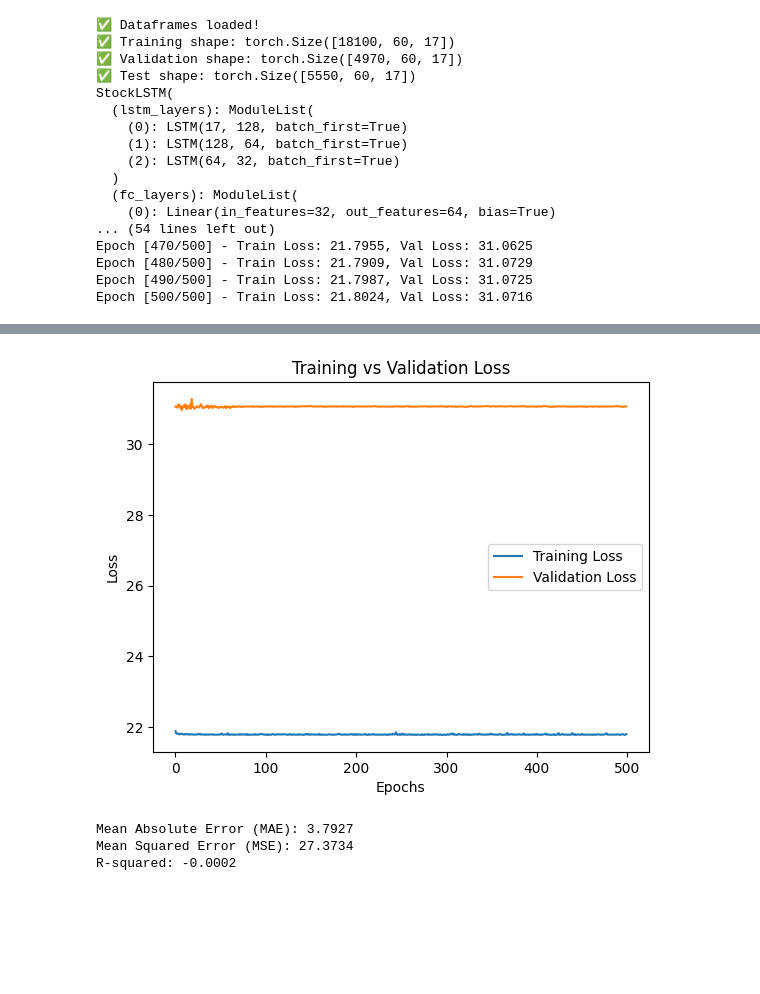
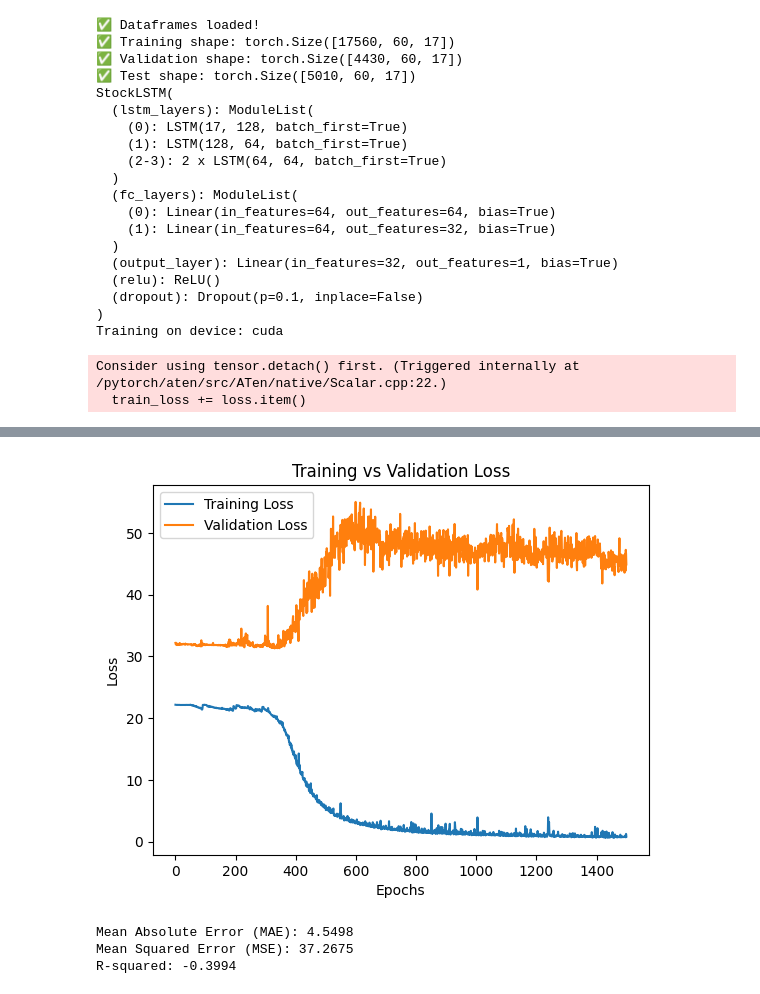
Before and after one commit to JesseLau24/CWP_RL, a Jupyter notebook: 04_LSTM_Multi_Assets_Return_Prediction/test.ipynb, the cells around one changed output, grey strips where cells are left out. Saved outputs shown, nothing was run; the diff lists cells and outputs as text; code cells hidden in the pictures; blank space fills up the shorter version.

```diff
--- a/04_LSTM_Multi_Assets_Return_Prediction/test.ipynb
+++ b/04_LSTM_Multi_Assets_Return_Prediction/test.ipynb
@@ -25,12 +25,13 @@ test_df['Ticker'] = label_encoder.transform(test_df['Ticker'])
 # Separate features and target
 def prepare_features_targets(df):
     X = df.drop(columns=["Date", "5_day_return"])
-    y = df['5_day_return'].values
-    return X, y
+    y = df["5_day_return"].values
+    tickers = df["Ticker"].values
+    return X, y, tickers
 
-X_train_df, y_train = prepare_features_targets(train_df)
-X_val_df, y_val = prepare_features_targets(valid_df)
-X_test_df, y_test = prepare_features_targets(test_df)
+X_train_df, y_train, ticker_train = prepare_features_targets(train_df)
+X_val_df, y_val, ticker_val = prepare_features_targets(valid_df)
+X_test_df, y_test, ticker_test = prepare_features_targets(test_df)
 
 # Normalize features
 scaler = MinMaxScaler()
@@ -39,16 +40,23 @@ X_val = scaler.transform(X_val_df)
 X_test = scaler.transform(X_test_df)
 
 # ==== Cell 3: Sequence Preparation ====
-def create_sequences(features, targets, window_size=60):
+def create_sequences_per_ticker(features, targets, tickers, window_size=60):
     X, y = [], []
-    for i in range(window_size, len(features)):
-        X.append(features[i - window_size:i])
-        y.append(targets[i])
+    unique_tickers = np.unique(tickers)
+    for ticker in unique_tickers:
+        idxs = np.where(tickers == ticker)[0]
+        f = features[idxs]
+        t = targets[idxs]
+        if len(f) < window_size:
+            continue
+        for i in range(window_size, len(f)):
+            X.append(f[i - window_size:i])
+            y.append(t[i])
     return np.array(X), np.array(y)
 
-X_train, y_train = create_sequences(X_train, y_train)
-X_val, y_val = create_sequences(X_val, y_val)
-X_test, y_test = create_sequences(X_test, y_test)
+X_train, y_train = create_sequences_per_ticker(X_train, y_train, ticker_train)
+X_val, y_val = create_sequences_per_ticker(X_val, y_val, ticker_val)
+X_test, y_test = create_sequences_per_ticker(X_test, y_test, ticker_test)
 
 # Convert to PyTorch tensors
 X_train_tensor = torch.tensor(X_train, dtype=torch.float32)
@@ -61,6 +69,7 @@ y_test_tensor = torch.tensor(y_test, dtype=torch.float32).unsqueeze(1)
 print(f"✅ Training shape: {X_train_tensor.shape}")
 print(f"✅ Validation shape: {X_val_tensor.shape}")
 print(f"✅ Test shape: {X_test_tensor.shape}")
+
 
 # ==== Cell 4: Model Definition ====
 import torch.nn as nn
@@ -99,9 +108,9 @@ input_size = X_train_tensor.shape[2]
 # Adjust the structure here:
 model = StockLSTM(
     input_size,
-    hidden_sizes=[128, 64, 32],  # LSTM layers: list of hidden sizes, one per layer
+    hidden_sizes=[128, 64, 64, 64],  # LSTM layers: list of hidden sizes, one per layer
     fc_sizes=[64, 32],           # Fully connected layers: list of layer sizes
-    dropout=0.3                  # Dropout applied after each FC layer (not LSTM layers)
+    dropout=0.1                  # Dropout applied after each FC layer (not LSTM layers)
 )
 
 print(model)
@@ -123,7 +132,7 @@ print(f"Training on device: {device}")
 criterion = nn.MSELoss()
 optimizer = torch.optim.Adam(model.parameters(), lr=0.001)
 
-num_epochs = 500
+num_epochs = 1500
 train_losses, val_losses = [], []
 
 for epoch in range(num_epochs):
@@ -189,19 +198,23 @@ print(f"Mean Squared Error (MSE): {mse:.4f}")
 print(f"R-squared: {r2:.4f}")
 # %% [output]
 ✅ Dataframes loaded!
-✅ Training shape: torch.Size([18100, 60, 17])
-✅ Validation shape: torch.Size([4970, 60, 17])
-✅ Test shape: torch.Size([5550, 60, 17])
+✅ Training shape: torch.Size([17560, 60, 17])
+✅ Validation shape: torch.Size([4430, 60, 17])
+✅ Test shape: torch.Size([5010, 60, 17])
 StockLSTM(
   (lstm_layers): ModuleList(
     (0): LSTM(17, 128, batch_first=True)
     (1): LSTM(128, 64, batch_first=True)
-    (2): LSTM(64, 32, batch_first=True)
+    (2-3): 2 x LSTM(64, 64, batch_first=True)
   )
   (fc_layers): ModuleList(
-    (0): Linear(in_features=32, out_features=64, bias=True)
-... (54 lines left out)
-Epoch [470/500] - Train Loss: 21.7955, Val Loss: 31.0625
-Epoch [480/500] - Train Loss: 21.7909, Val Loss: 31.0729
-Epoch [490/500] - Train Loss: 21.7987, Val Loss: 31.0725
-Epoch [500/500] - Train Loss: 21.8024, Val Loss: 31.0716
+    (0): Linear(in_features=64, out_features=64, bias=True)
+    (1): Linear(in_features=64, out_features=32, bias=True)
+  )
+  (output_layer): Linear(in_features=32, out_features=1, bias=True)
+  (relu): ReLU()
+  (dropout): Dropout(p=0.1, inplace=False)
+)
+Training on device: cuda
+Consider using tensor.detach() first. (Triggered internally at /pytorch/aten/src/ATen/native/Scalar.cpp:22.)
+  train_loss += loss.item()
@@ -208,4 +238,4 @@ Epoch [500/500] - Train Loss: 21.8024, Val Loss: 31.0716
-[figure, old version]
+[figure, new version]
-Mean Absolute Error (MAE): 3.7927
-Mean Squared Error (MSE): 27.3734
-R-squared: -0.0002
+Mean Absolute Error (MAE): 4.5498
+Mean Squared Error (MSE): 37.2675
+R-squared: -0.3994
```
Also changed, not shown: parts of 2 cells of this notebook.
